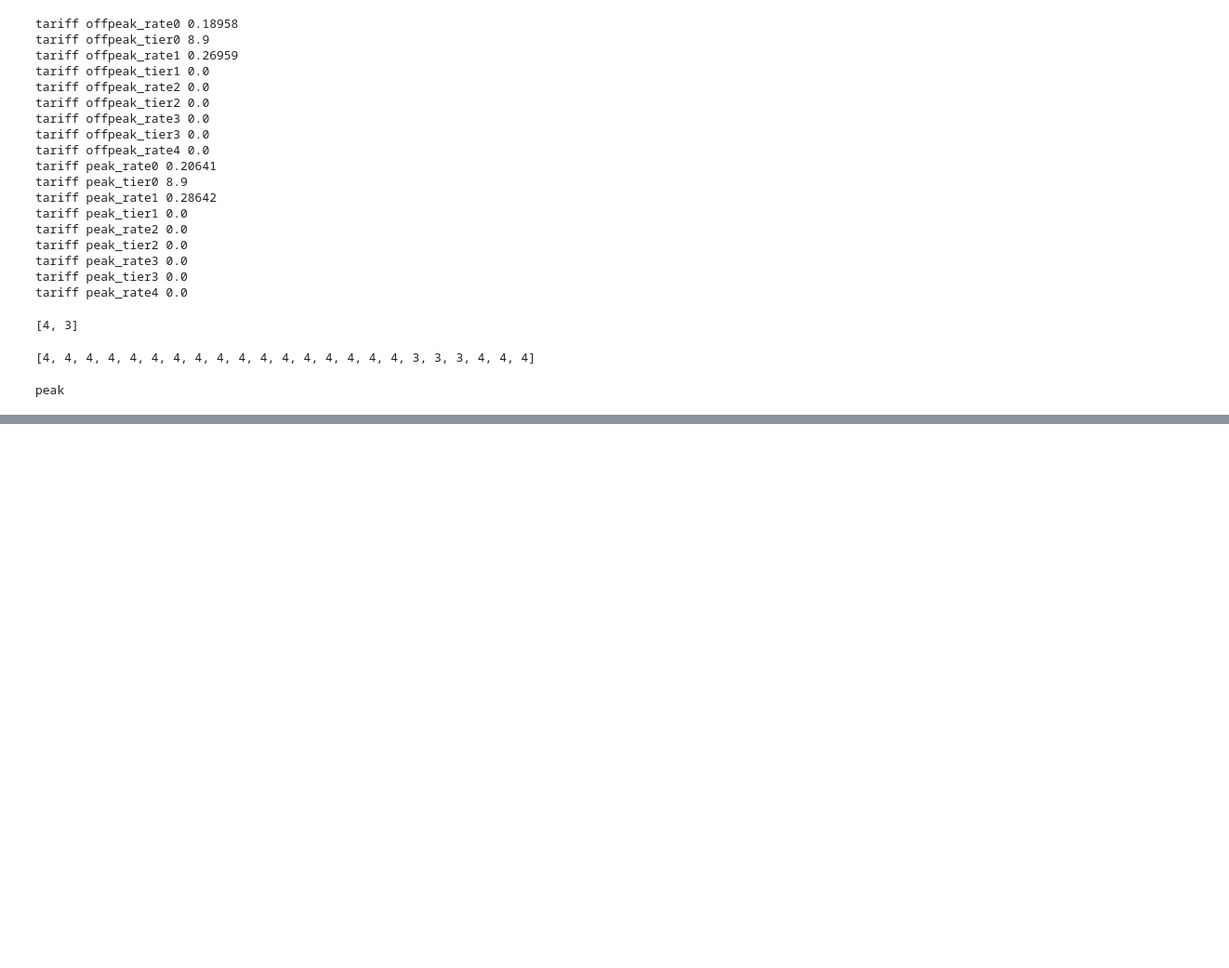
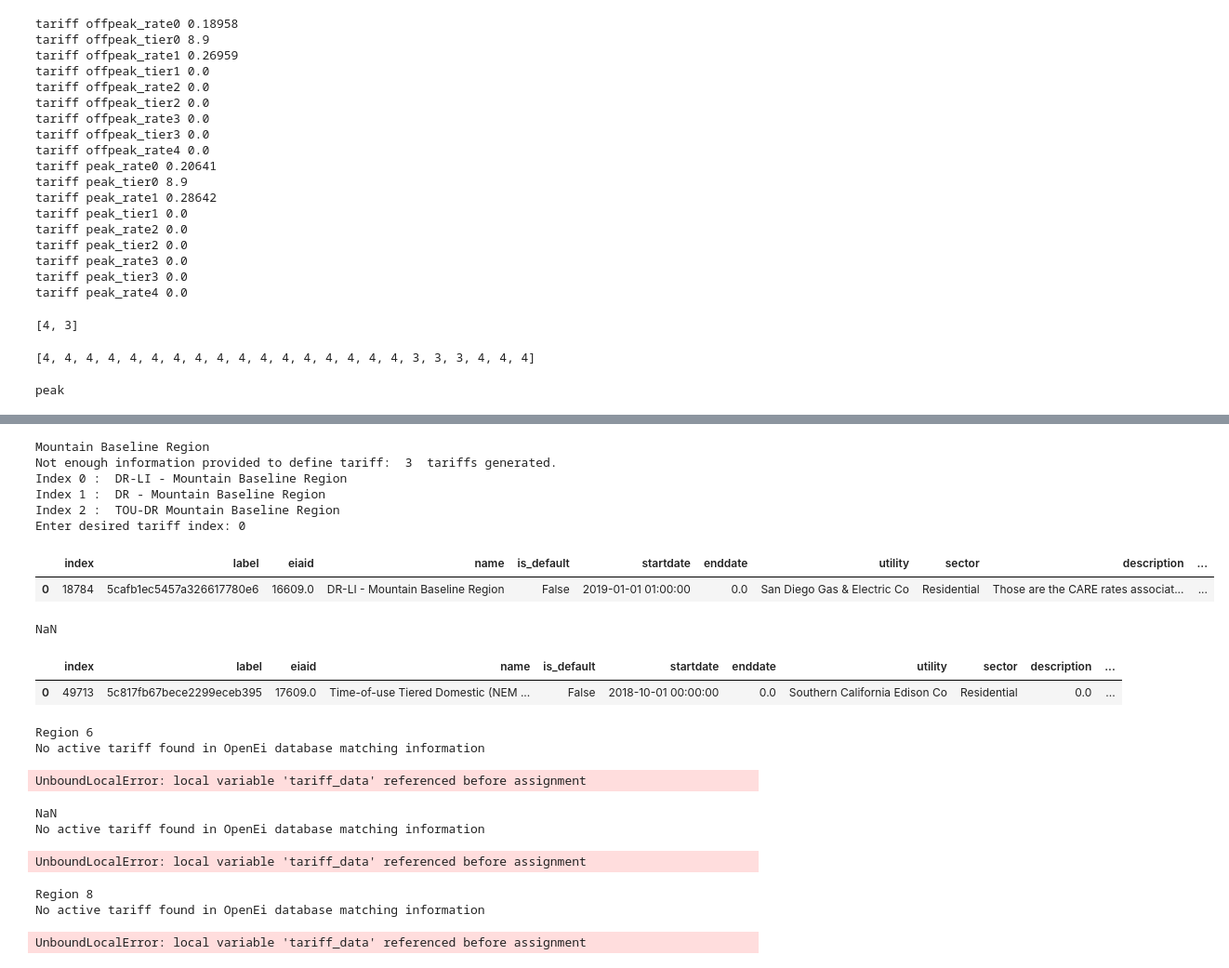
Before and after one commit to arras-energy/gridlabd-template, a Jupyter notebook: US/CA/SLAC/tariff_design/Tariff Query.ipynb, the cells around one changed output, grey strips where cells are left out. Shown at 93% size. Cells and saved outputs as stored; diff of their text form; code cells hidden in the pictures; blank space fills up the shorter version.

```diff
--- a/US/CA/SLAC/tariff_design/Tariff Query.ipynb
+++ b/US/CA/SLAC/tariff_design/Tariff Query.ipynb
@@ -1695,0 +1792,35 @@ peak
+# %%
+read_tariff("tariff_library_config.csv", 9)
+# %% [output]
+Mountain Baseline Region
+Not enough information provided to define tariff:  3  tariffs generated.
+Index 0 :  DR-LI - Mountain Baseline Region
+Index 1 :  DR - Mountain Baseline Region
+Index 2 :  TOU-DR Mountain Baseline Region
+Enter desired tariff index: 0
+|  | index | label | eiaid | name | is_default | startdate | enddate | utility | sector | description | ... |
+| 0 | 18784 | 5cafb1ec5457a326617780e6 | 16609.0 | DR-LI - Mountain Baseline Region | False | 2019-01-01 01:00:00 | 0.0 | San Diego Gas & Electric Co | Residential | Those are the CARE rates associat... | ... |
+# %%
+read_tariff("tariff_library_config.csv", 10)
+# %% [output]
+NaN
+|  | index | label | eiaid | name | is_default | startdate | enddate | utility | sector | description | ... |
+| 0 | 49713 | 5c817fb67bece2299eceb395 | 17609.0 | Time-of-use Tiered Domestic (NEM ... | False | 2018-10-01 00:00:00 | 0.0 | Southern California Edison Co | Residential | 0.0 | ... |
+# %%
+read_tariff("tariff_library_config.csv", 11)
+# %% [output]
+Region 6
+No active tariff found in OpenEi database matching information
+UnboundLocalError: local variable 'tariff_data' referenced before assignment
+# %%
+read_tariff("tariff_library_config.csv", 12)
+# %% [output]
+NaN
+No active tariff found in OpenEi database matching information
+UnboundLocalError: local variable 'tariff_data' referenced before assignment
+# %%
+read_tariff("tariff_library_config.csv", 13)
+# %% [output]
+Region 8
+No active tariff found in OpenEi database matching information
+UnboundLocalError: local variable 'tariff_data' referenced before assignment
```
Also changed, not shown: parts of 7 cells of this notebook.
